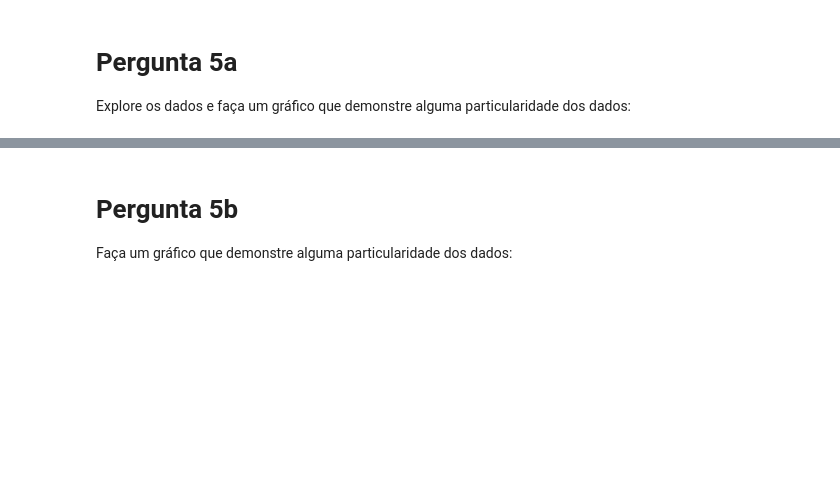
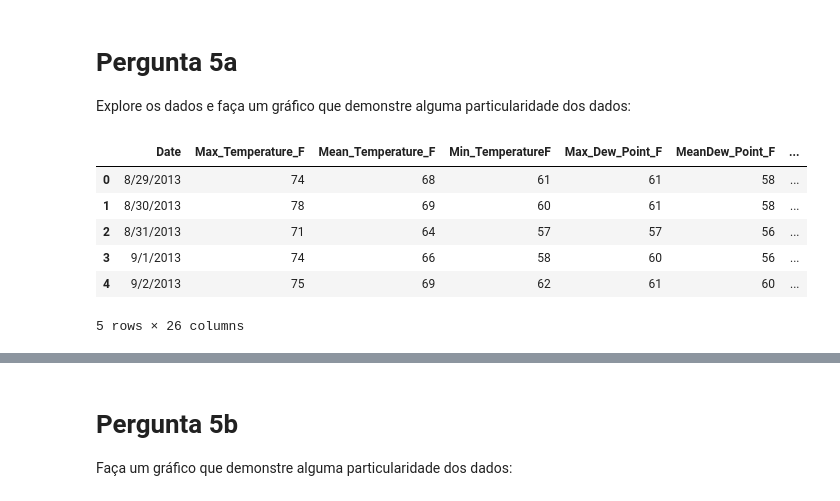
Before and after one commit to luisfcardoso/Udacity, a Jupyter notebook: Fundamentos de Data Science 1/Projeto/Analise_Bay_Area_Bike_Share-NDFDSI.ipynb, the cells around one changed output, grey strips where cells are left out. Saved outputs shown, nothing was run; the diff lists cells and outputs as text; code cells hidden in the pictures; blank space fills up the shorter version.

```diff
--- a/Fundamentos de Data Science 1/Projeto/Analise_Bay_Area_Bike_Share-NDFDSI.ipynb
+++ b/Fundamentos de Data Science 1/Projeto/Analise_Bay_Area_Bike_Share-NDFDSI.ipynb
@@ -481,11 +481,20 @@ Explore os dados e faça um gráfico que demonstre alguma particularidade dos da
 # %%
 # Gráfico final 1
 # A temperatura influencia no número de corridas?
 
-#
+# Carregando os arquivos em DataFrame e renomeando uma coluna
 out_df1 = pd.read_csv('201402_weather_data.csv')
 out_df2 = pd.read_csv('201408_weather_data.csv')
 out_df3 = pd.read_csv('201508_weather_data.csv')
 out_df1['Mean TemperatureF'] = out_df1['Mean_Temperature_F']
 out_df1['PDT'] = out_df1['Date']
+out_df1.head()
+# %% [output]
+|  | Date | Max_Temperature_F | Mean_Temperature_F | Min_TemperatureF | Max_Dew_Point_F | MeanDew_Point_F | ... |
+| 0 | 8/29/2013 | 74 | 68 | 61 | 61 | 58 | ... |
+| 1 | 8/30/2013 | 78 | 69 | 60 | 61 | 58 | ... |
+| 2 | 8/31/2013 | 71 | 64 | 57 | 57 | 56 | ... |
+| 3 | 9/1/2013 | 74 | 66 | 58 | 60 | 56 | ... |
+| 4 | 9/2/2013 | 75 | 69 | 62 | 61 | 60 | ... |
+5 rows × 26 columns
 # %%
```
Also changed, not shown: parts of 11 cells of this notebook.
